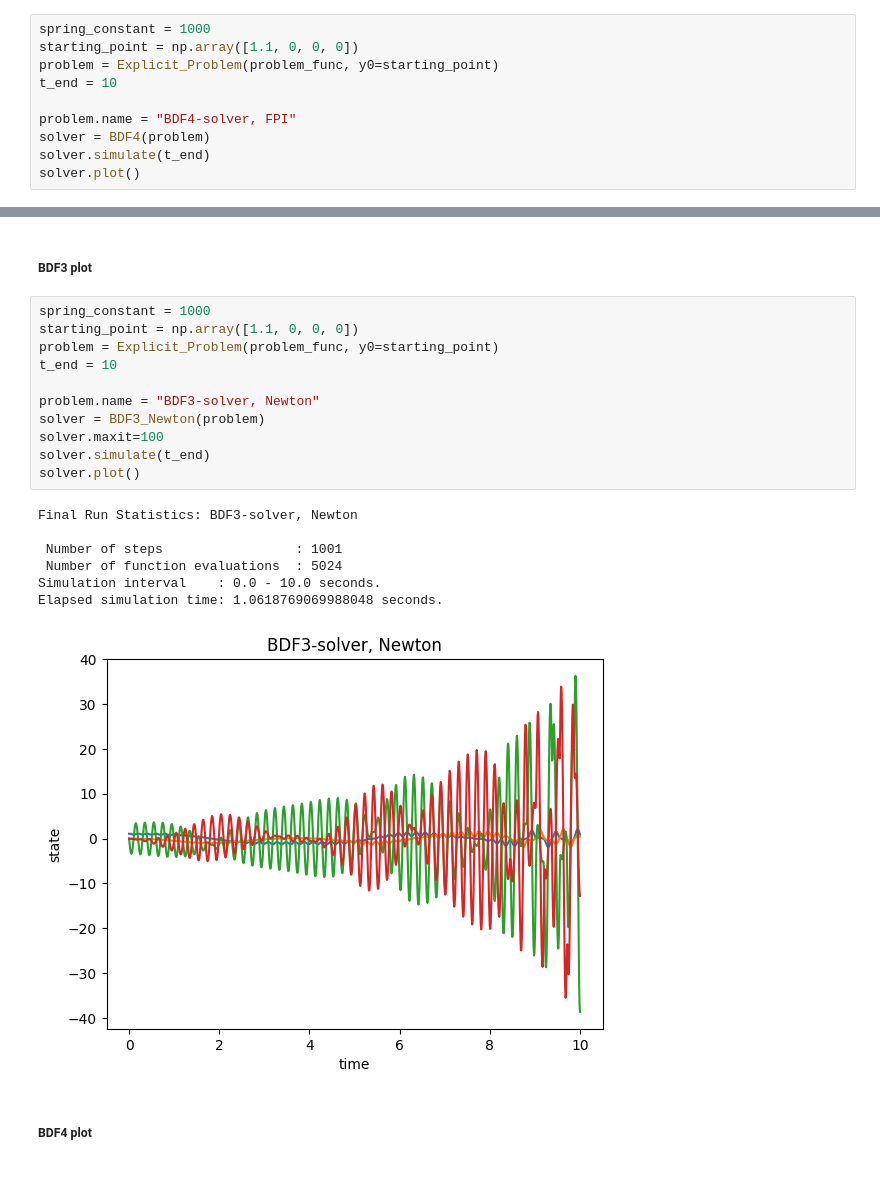
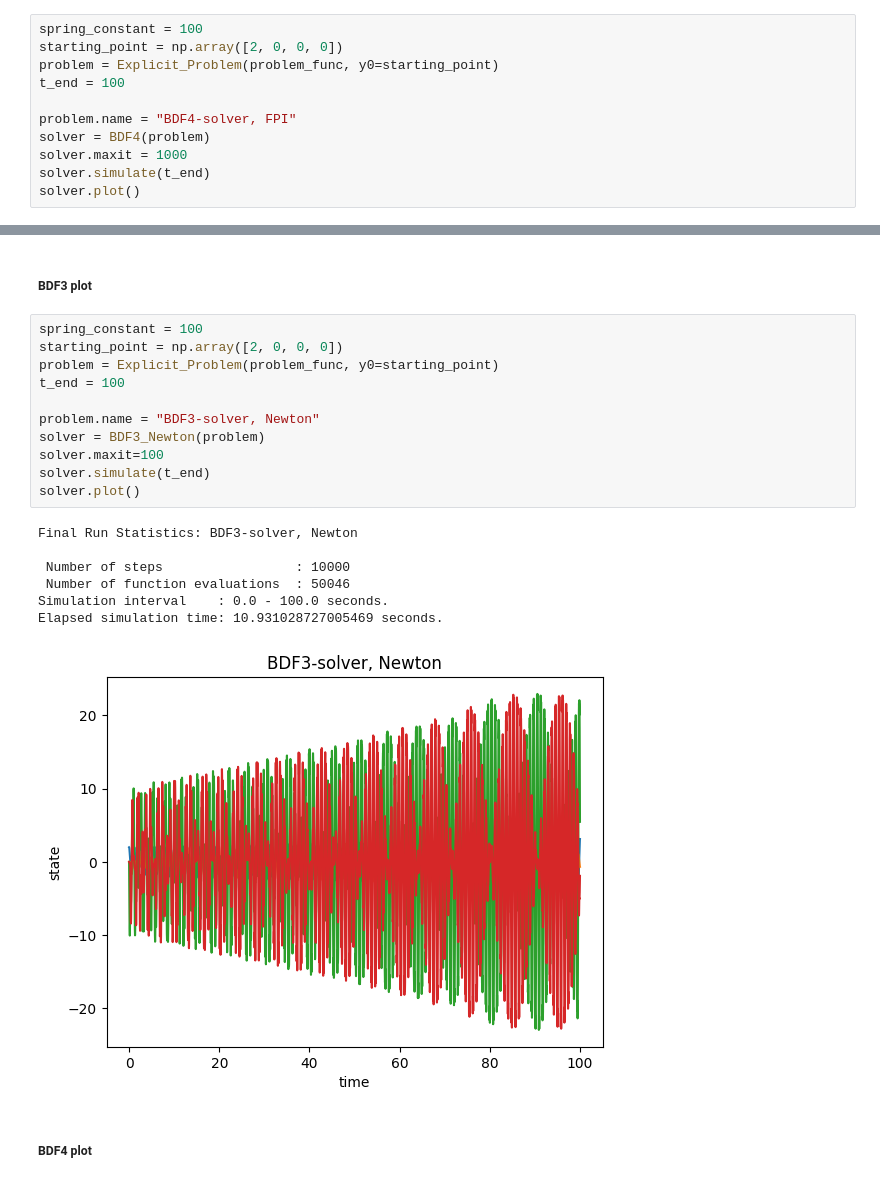
Before and after one commit to mudthomas/NUMN26, a Jupyter notebook: Presentation/presentation.ipynb, the cells around one changed output, grey strips where cells are left out. Saved outputs shown, nothing was run; the diff lists cells and outputs as text.

```diff
--- a/Presentation/presentation.ipynb
+++ b/Presentation/presentation.ipynb
@@ -476,13 +476,14 @@ With the BDF-3 method we can see that the simulation seems to perform normally w
 # %% [markdown]
 ##### BDF-4, FPI
 # %%
-spring_constant = 1000
-starting_point = np.array([1.1, 0, 0, 0])
+spring_constant = 100
+starting_point = np.array([2, 0, 0, 0])
 problem = Explicit_Problem(problem_func, y0=starting_point)
-t_end = 10
+t_end = 100
 
 problem.name = "BDF4-solver, FPI"
 solver = BDF4(problem)
+solver.maxit = 1000
 solver.simulate(t_end)
 solver.plot()
 # %% [output]
@@ -824,24 +825,24 @@ t_end = 10
 # %% [markdown]
 ##### BDF3 plot
 # %%
-spring_constant = 1000
-starting_point = np.array([1.1, 0, 0, 0])
+spring_constant = 100
+starting_point = np.array([2, 0, 0, 0])
 problem = Explicit_Problem(problem_func, y0=starting_point)
-t_end = 10
+t_end = 100
 
 problem.name = "BDF3-solver, Newton"
 solver = BDF3_Newton(problem)
 solver.maxit=100
 solver.simulate(t_end)
 solver.plot()
 # %% [output]
 Final Run Statistics: BDF3-solver, Newton
 
- Number of steps                 : 1001
- Number of function evaluations  : 5024
-Simulation interval    : 0.0 - 10.0 seconds.
-Elapsed simulation time: 1.0618769069988048 seconds.
+ Number of steps                 : 10000
+ Number of function evaluations  : 50046
+Simulation interval    : 0.0 - 100.0 seconds.
+Elapsed simulation time: 10.931028727005469 seconds.
-[figure, old version]
+[figure, new version]
 # %% [markdown]
 ##### BDF4 plot
 # %%
```
Also changed, not shown: parts of 18 cells of this notebook.
